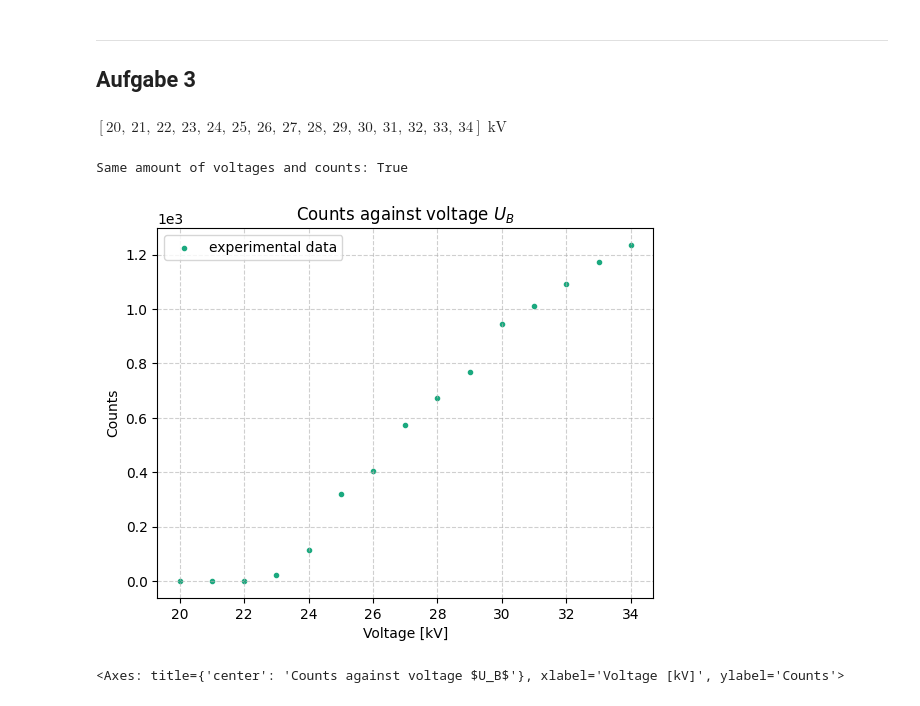
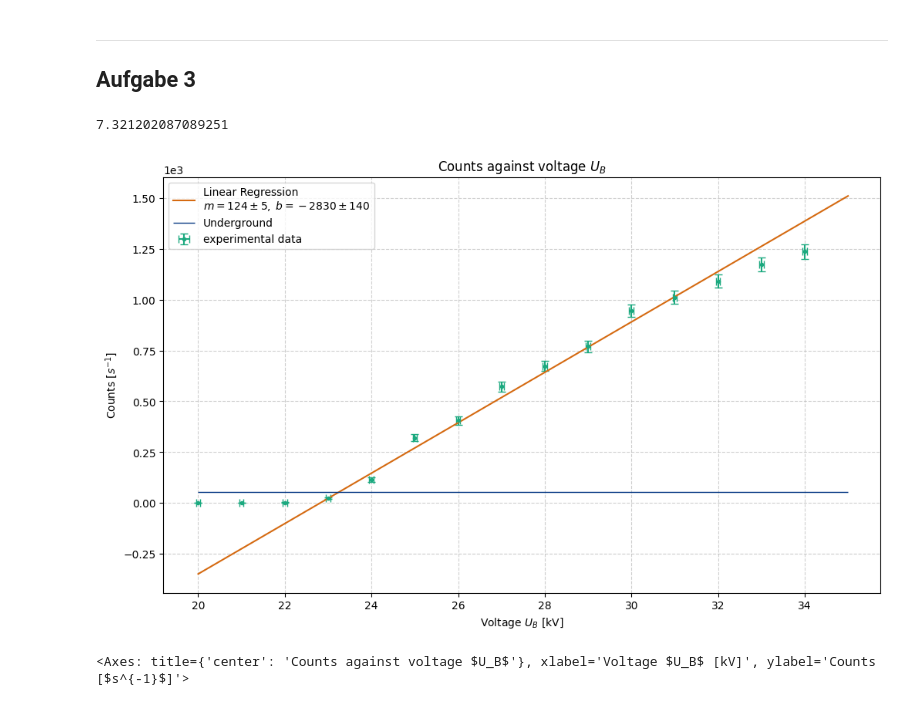
Before and after one commit to FinnZeumer/PAP-2, a Jupyter notebook: Versuche/255/Python/V255.ipynb, the cells around one changed output. Drawn from its saved outputs; the diff is of its cells as text; code cells hidden in the pictures.

```diff
--- a/Versuche/255/Python/V255.ipynb
+++ b/Versuche/255/Python/V255.ipynb
@@ -521,31 +943,77 @@ The wavelength of Mo for beta is: (63.1 \pm 0.4) pm
 # %%
 # Creating the Array for the voltages
 steps = 15
-U_B = np.zeros([steps])
+U_B_T3 = np.zeros([steps])
+err_U_B_T3 = 0.05 # kV
 start_voltage = 20 # kV
 for i in range(steps):
-    U_B[i] = start_voltage
+    U_B_T3[i] = start_voltage
     start_voltage = start_voltage + 1
 
-U_B * u.kV
+# U_B * u.kV
-# %% [output]
-$[20,~21,~22,~23,~24,~25,~26,~27,~28,~29,~30,~31,~32,~33,~34] \; \mathrm{kV}$
 # %%
 # Cretaing the array for the counts for each foltage
 counts_T3 = np.array([0.9, 1.05, 1.85, 23.15, 116.2, 321.6, 405.1, 573.1, 673.8, 769.2, 945.8, 1011.4, 1090.8, 1172.5, 1235.7])
+# print(f'Same amount of voltages and counts: {len(U_B_T3) == len(counts_T3)}')
 
-print(f'Same amount of voltages and counts: {len(U_B) == len(counts_T3)}')
+# Error form limited display
+err_counts_T3 = np.zeros([steps])
+for i in range(steps):
+    if counts_T3[i] > 100:
+        err_counts_T3[i] = 0.05
+    else:
+        err_counts_T3[i] = 0.005
+
+err_n_T3 = sqrt(err_counts_T3**2 + sqrt(counts_T3)**2)
-# %% [output]
-Same amount of voltages and counts: True
 # %%
-plt.scatter(
-    U_B[0:len(counts_T3)],
+task = '3a'
+plt.figure(figsize = (12,7))
+
+plt.errorbar(
+    U_B_T3,
     counts_T3,
+    err_n_T3,
+    err_U_B_T3,
     marker = '.',
-    label='experimental data'
+    ls = ' ',
+    label='experimental data',
+    capsize= 3.5
 )
 
-pap.plot_me('Counts against voltage $U_B$', 'Voltage [kV]', 'Counts')
+# Regression
+# Range of linear regression
+start, end = 4, -1
+popt_T4, pcov_T4 = curve_fit(linear, U_B_T3[start:end], counts_T3[start:end], sigma=err_n_T3[start:end])
+
+slope_T4 = popt_T4[0]
+ordinate_T4 = popt_T4[1]
+
+# Extract uncertainties
+perr = np.sqrt(np.diag(pcov_T4))
+
+err_slope_T4 = perr[0]
+err_ordinate_T4 = perr[1]
+
+x = np.linspace(20, 35, 1000)
+plt.plot(
+    x,
+    linear(x, *popt_T4),
+    label = f'Linear Regression\n$m={pap.round_sig_digs(err_slope_T4, slope_T4)[2]}, \\; b={pap.round_sig_digs(err_ordinate_T4, ordinate_T4)[2]}$'
+)
+
+plt.hlines(
+    [underground],
+    20,
+    35,
+    lw = 1,
+    colors= c.BLUE,
+    label='Underground'
+)
+
+print(sqrt(underground))
+
+pap.plot_me('Counts against voltage $U_B$', 'Voltage $U_B$ [kV]', 'Counts [$s^{-1}$]', f'{plt_save_folder}Against_U_B_{task}')
 # %% [output]
+7.321202087089251
-[figure, old version]
+[figure, new version]
-<Axes: title={'center': 'Counts against voltage $U_B$'}, xlabel='Voltage [kV]', ylabel='Counts'>
+<Axes: title={'center': 'Counts against voltage $U_B$'}, xlabel='Voltage $U_B$ [kV]', ylabel='Counts [$s^{-1}$]'>
```
Also changed, not shown: parts of 29 cells of this notebook, 19 other files.
